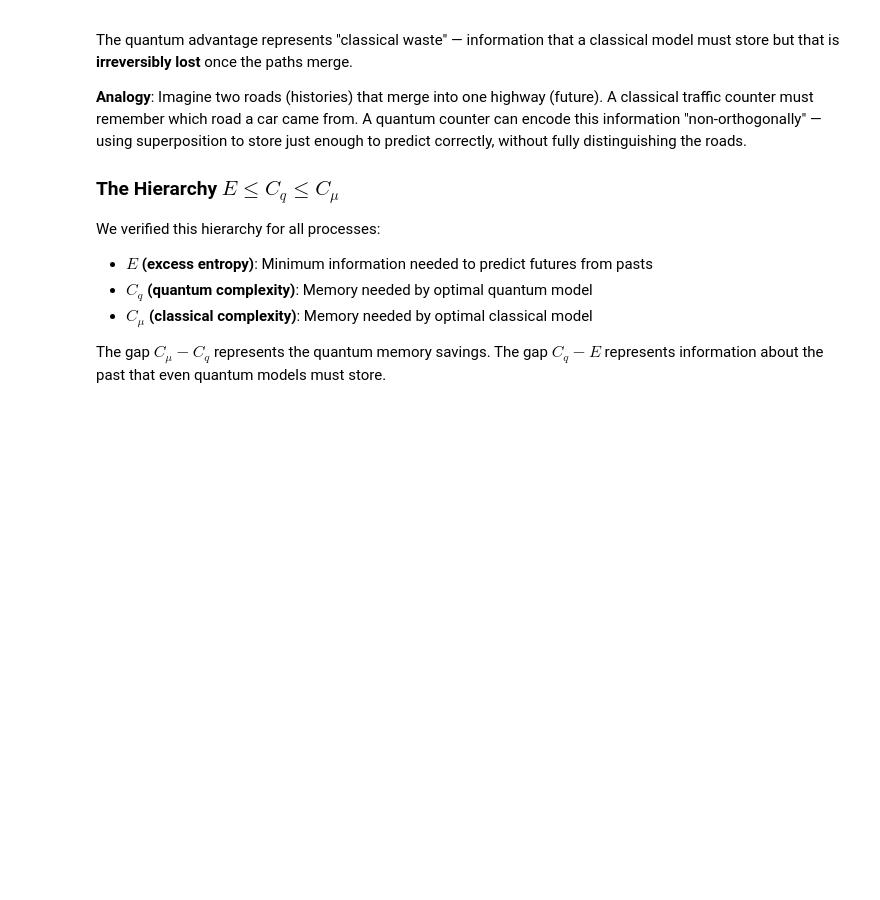
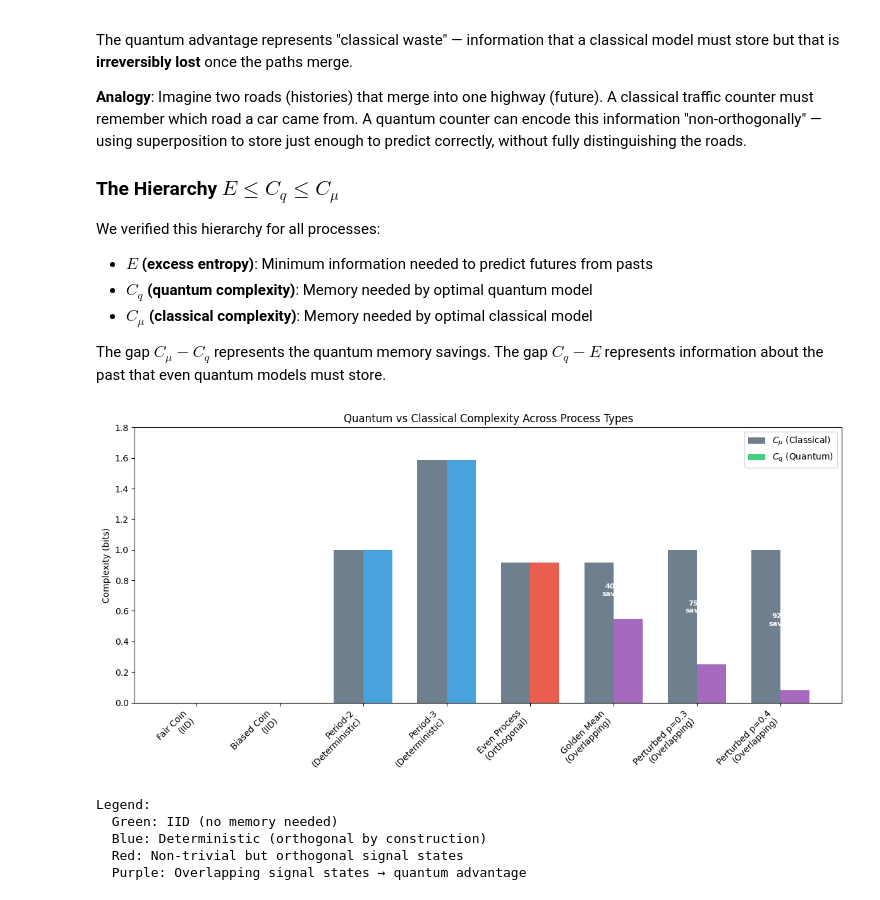
Before and after one commit to johnazariah/emic, a Jupyter notebook: notebooks/quantum_validation.ipynb, the cells around one changed output. Cells and saved outputs as stored; diff of their text form; code cells hidden in the pictures; blank space fills up the shorter version.

```diff
--- a/notebooks/quantum_validation.ipynb
+++ b/notebooks/quantum_validation.ipynb
@@ -866,3 +866,83 @@ We verified this hierarchy for all processes:
 
 The gap $C_\mu - C_q$ represents the quantum memory savings.
 The gap $C_q - E$ represents information about the past that even quantum models must store.
+# %%
+# Visual summary: Bar chart of quantum advantage by process type
+import matplotlib.pyplot as plt
+
+# Collect data for visualization
+viz_data = [
+    ("Fair Coin\n(IID)", 0.0, 0.0, "IID"),
+    ("Biased Coin\n(IID)", 0.0, 0.0, "IID"),
+    ("Period-2\n(Deterministic)", 1.0, 1.0, "Deterministic"),
+    ("Period-3\n(Deterministic)", 1.585, 1.585, "Deterministic"),
+    ("Even Process\n(Orthogonal)", 0.918, 0.918, "No Advantage"),
+    ("Golden Mean\n(Overlapping)", 0.918, 0.550, "Advantage"),
+    ("Perturbed p=0.3\n(Overlapping)", 1.0, 0.250, "Advantage"),
+    ("Perturbed p=0.4\n(Overlapping)", 1.0, 0.081, "Advantage"),
+]
+
+names = [d[0] for d in viz_data]
+c_mu = [d[1] for d in viz_data]
+c_q = [d[2] for d in viz_data]
+categories = [d[3] for d in viz_data]
+
+# Color by category
+colors = {
+    "IID": "#2ecc71",
+    "Deterministic": "#3498db",
+    "No Advantage": "#e74c3c",
+    "Advantage": "#9b59b6",
+}
+
+fig, ax = plt.subplots(figsize=(12, 6))
+
+x = np.arange(len(names))
+width = 0.35
+
+bars1 = ax.bar(x - width / 2, c_mu, width, label="$C_\\mu$ (Classical)", color="#34495e", alpha=0.7)
+bars2 = ax.bar(
+    x + width / 2,
+    c_q,
+    width,
+    label="$C_q$ (Quantum)",
+    color=[colors[c] for c in categories],
+    alpha=0.9,
+)
+
+ax.set_ylabel("Complexity (bits)")
+ax.set_title("Quantum vs Classical Complexity Across Process Types")
+ax.set_xticks(x)
+ax.set_xticklabels(names, rotation=45, ha="right")
+ax.legend()
+ax.set_ylim(0, 1.8)
+
+# Add quantum advantage annotations
+for i, (cm, cq) in enumerate(zip(c_mu, c_q)):
+    if cm > cq + 0.01:
+        advantage = (cm - cq) / cm * 100
+        ax.annotate(
+            f"{advantage:.0f}%\nsaved",
+            xy=(i, (cm + cq) / 2),
+            ha="center",
+            va="center",
+            fontsize=8,
+            color="white",
+            weight="bold",
+        )
+
+plt.tight_layout()
+plt.show()
+
+print("\nLegend:")
+print("  Green: IID (no memory needed)")
+print("  Blue: Deterministic (orthogonal by construction)")
+print("  Red: Non-trivial but orthogonal signal states")
+print("  Purple: Overlapping signal states → quantum advantage")
+# %% [output]
+[figure, added]
+Legend:
+  Green: IID (no memory needed)
+  Blue: Deterministic (orthogonal by construction)
+  Red: Non-trivial but orthogonal signal states
+  Purple: Overlapping signal states → quantum advantage
```
Also changed, not shown: parts of 1 cell of this notebook, 1 other file.
